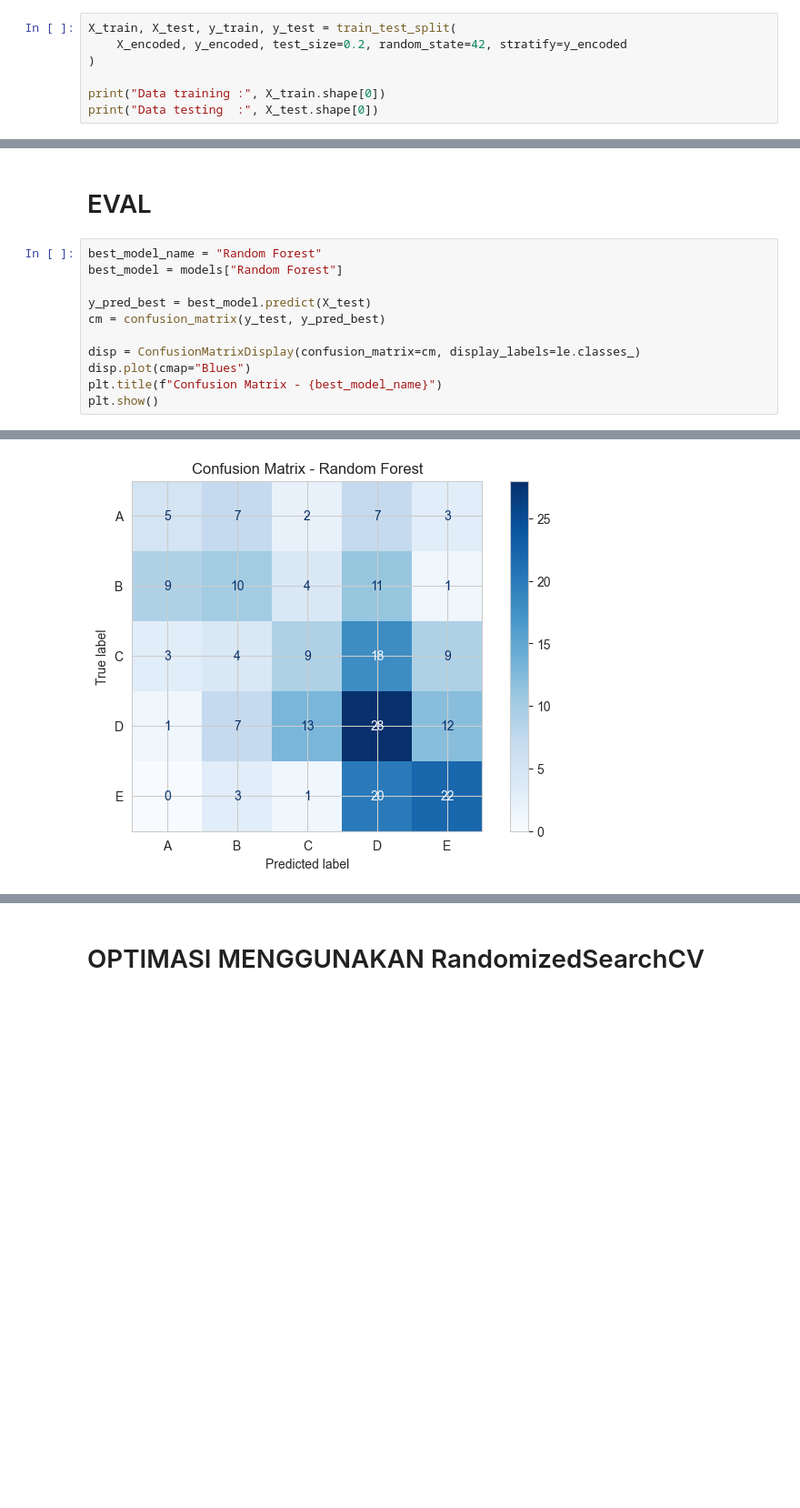
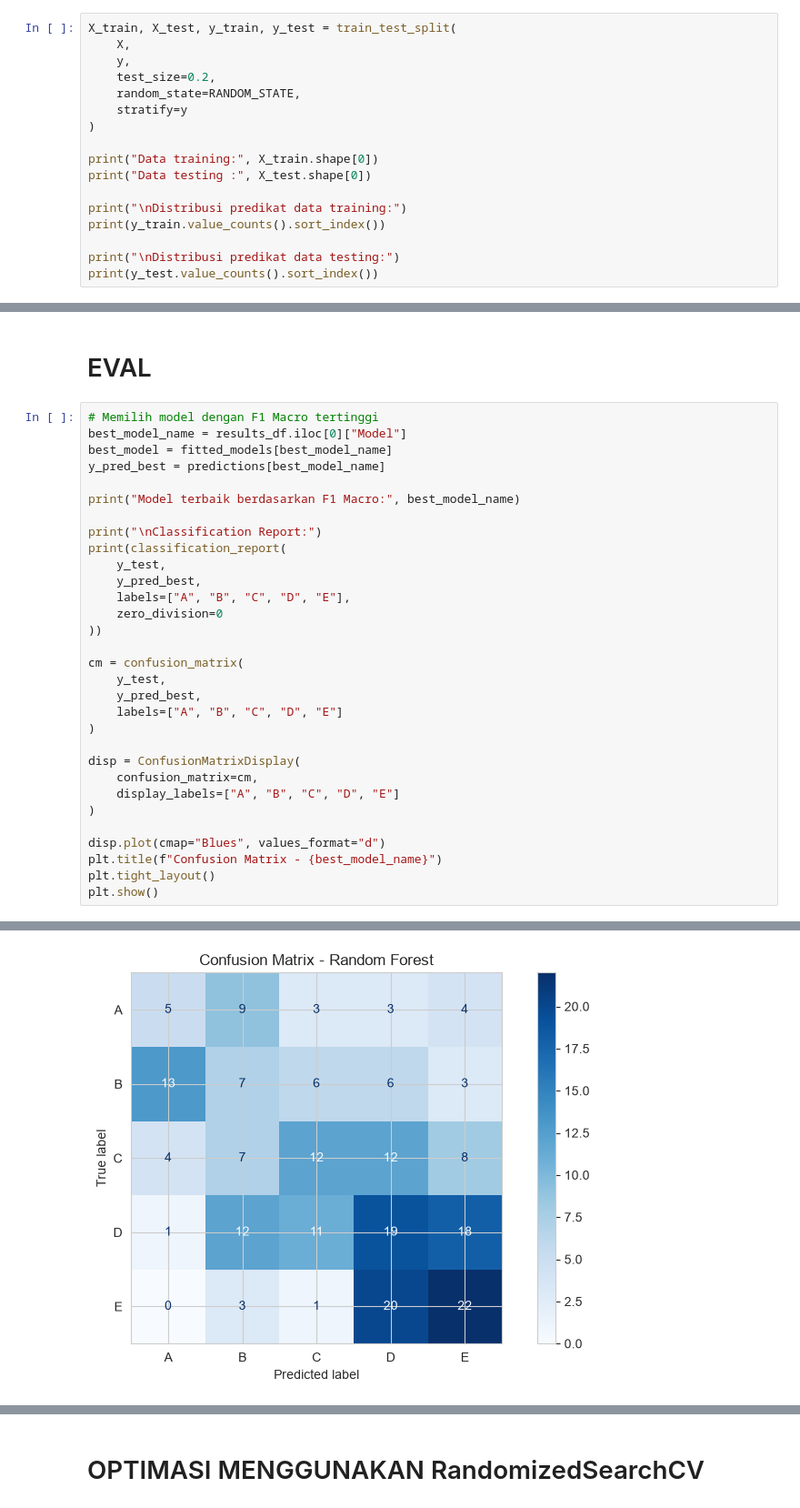
Before and after one commit to Agunnnnn/Mechine-Leaning-Project, a Jupyter notebook: klasifikasi_nilai_akademik.ipynb, the cells around one changed output, grey strips where cells are left out. Shown at 91% size. Cells and saved outputs as stored; diff of their text form; blank space fills up the shorter version.

```diff
--- a/klasifikasi_nilai_akademik.ipynb
+++ b/klasifikasi_nilai_akademik.ipynb
@@ -192,9 +253,19 @@ See https://pandas.pydata.org/docs/user_guide/migration-3-strings.html#string-mi
 # X Y TRAIN
 # %%
 X_train, X_test, y_train, y_test = train_test_split(
-    X_encoded, y_encoded, test_size=0.2, random_state=42, stratify=y_encoded
+    X,
+    y,
+    test_size=0.2,
+    random_state=RANDOM_STATE,
+    stratify=y
 )
 
-print("Data training :", X_train.shape[0])
-print("Data testing  :", X_test.shape[0])
+print("Data training:", X_train.shape[0])
+print("Data testing :", X_test.shape[0])
+
+print("\nDistribusi predikat data training:")
+print(y_train.value_counts().sort_index())
+
+print("\nDistribusi predikat data testing:")
+print(y_test.value_counts().sort_index())
 # %% [output]
@@ -237,14 +361,34 @@ weighted avg       0.35      0.35      0.35       209
 # %% [markdown]
 # EVAL
 # %%
-best_model_name = "Random Forest"
-best_model = models["Random Forest"]
+# Memilih model dengan F1 Macro tertinggi
+best_model_name = results_df.iloc[0]["Model"]
+best_model = fitted_models[best_model_name]
+y_pred_best = predictions[best_model_name]
 
-y_pred_best = best_model.predict(X_test)
-cm = confusion_matrix(y_test, y_pred_best)
+print("Model terbaik berdasarkan F1 Macro:", best_model_name)
 
-disp = ConfusionMatrixDisplay(confusion_matrix=cm, display_labels=le.classes_)
-disp.plot(cmap="Blues")
+print("\nClassification Report:")
+print(classification_report(
+    y_test,
+    y_pred_best,
+    labels=["A", "B", "C", "D", "E"],
+    zero_division=0
+))
+
+cm = confusion_matrix(
+    y_test,
+    y_pred_best,
+    labels=["A", "B", "C", "D", "E"]
+)
+
+disp = ConfusionMatrixDisplay(
+    confusion_matrix=cm,
+    display_labels=["A", "B", "C", "D", "E"]
+)
+
+disp.plot(cmap="Blues", values_format="d")
 plt.title(f"Confusion Matrix - {best_model_name}")
+plt.tight_layout()
 plt.show()
 # %% [output]
@@ -251,2 +409,2 @@ plt.show()
-[figure, old version]
+[figure, new version]
 # %%
```
Also changed, not shown: parts of 14 cells of this notebook, 3 other files.
